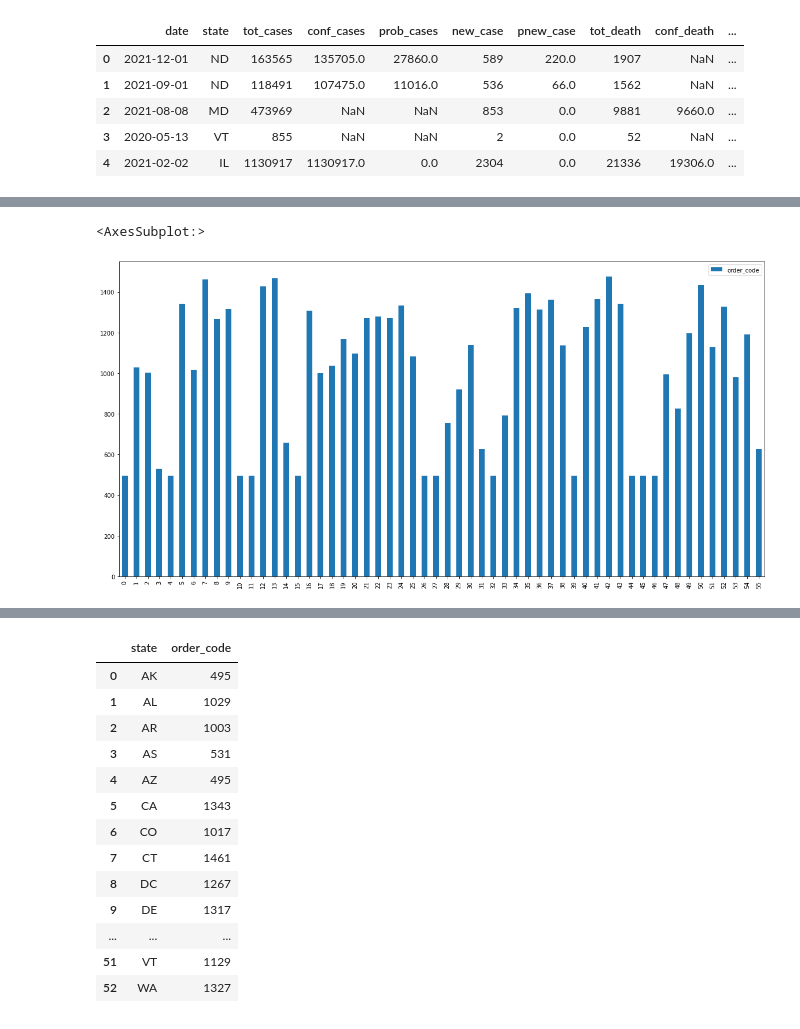
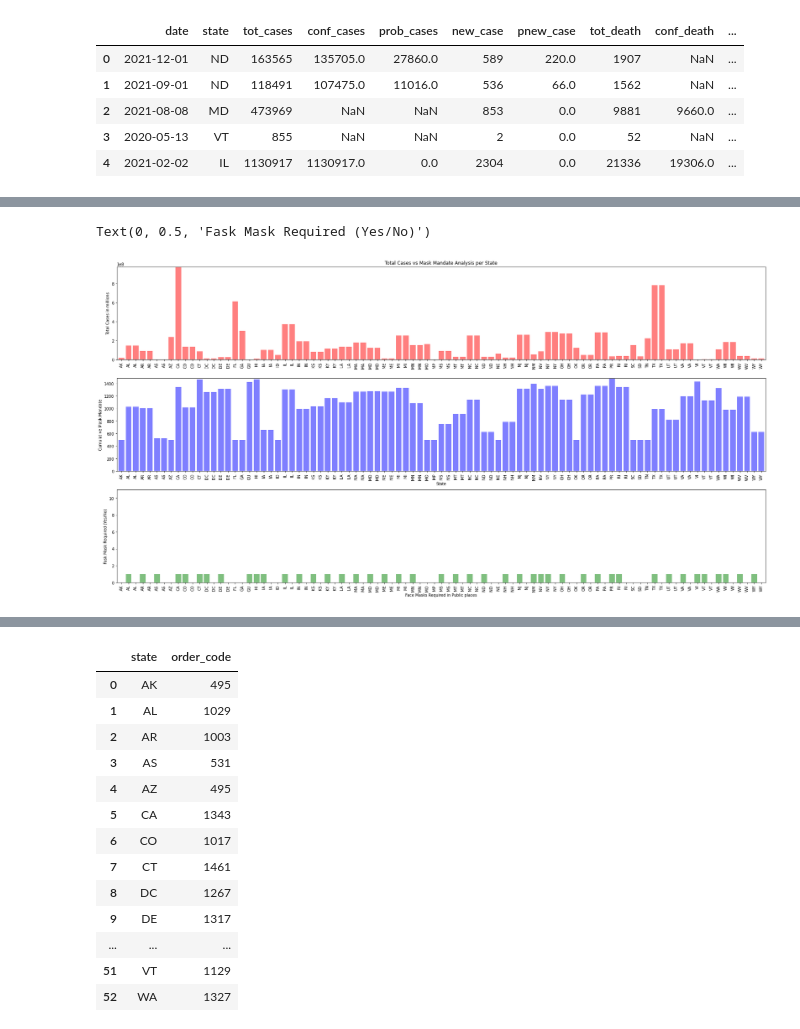
Before and after one commit to ranusuri/Team-A-Project-1, a Jupyter notebook: radhika_a/Covid_data_Radhika.ipynb, the cells around one changed output, grey strips where cells are left out. Drawn from its saved outputs; the diff is of its cells as text; code cells hidden in the pictures.

```diff
--- a/radhika_a/Covid_data_Radhika.ipynb
+++ b/radhika_a/Covid_data_Radhika.ipynb
@@ -110,12 +132,55 @@ group_total_cases_df.head(100)
-# %%
-
-df2 = pd.DataFrame(group_total_cases_df, columns=["state","order_code"])
-
-
-df2.plot.bar(figsize=(20,10), stacked=True)
-# %% [output]
-<AxesSubplot:>
-[figure, removed]
+# %%
+x_axis = np.arange(len(group_total_cases_df ))
+
+tick_locations = [value+0.4 for value in x_axis]
+
+fig, (ax1,ax2,ax3) = plt.subplots(3,figsize=(30,15))
+
+
+ax1.bar(x_axis, group_total_cases_df["tot_cases"], color='r', alpha=0.5, align="edge")
+
+ax1.set_xticks(tick_locations, group_total_cases_df["state"], rotation="vertical")
+
+# Set x and y limits
+ax1.set_xlim(-0.25, len(x_axis))
+ax1.set_ylim(0, max(group_total_cases_df["tot_cases"])+10)
+
+# Set a Title and labels
+ax1.set_title("Total Cases vs Mask Mandate Analysis per State")
+ax1.set_ylabel("Total Cases in millions")
+
+
+
+ax2.bar(x_axis, group_total_cases_df["order_code"], color='b', alpha=0.5, align="edge")
+
+ax2.set_xticks(tick_locations, group_total_cases_df["state"], rotation="vertical")
+
+# Set x and y limits
+ax2.set_xlim(-0.25, len(x_axis))
+ax2.set_ylim(0, max(group_total_cases_df["order_code"])+10)
+
+# Set a Title and labels
+
+ax2.set_xlabel("State")
+ax2.set_ylabel("Cumulative Mask Mandate")
+
+#---------------------------
+
+ax3.bar(x_axis, group_total_cases_df["Face_Masks_Required_in_Public"], color='g', alpha=0.5, align="edge")
+
+ax3.set_xticks(tick_locations, group_total_cases_df["state"], rotation="vertical")
+
+# Set x and y limits
+ax3.set_xlim(-0.25, len(x_axis))
+ax3.set_ylim(0, max(group_total_cases_df["Face_Masks_Required_in_Public"])+10)
+
+# Set a Title and labels
+
+ax3.set_xlabel("Face Masks Required in Public places")
+ax3.set_ylabel("Fask Mask Required (Yes/No)")
+# %% [output]
+Text(0, 0.5, 'Fask Mask Required (Yes/No)')
+[figure, added]
 # %%
 x_axis = np.arange(len(group_total_cases_df ))
 
```
Also changed, not shown: parts of 6 cells of this notebook.
